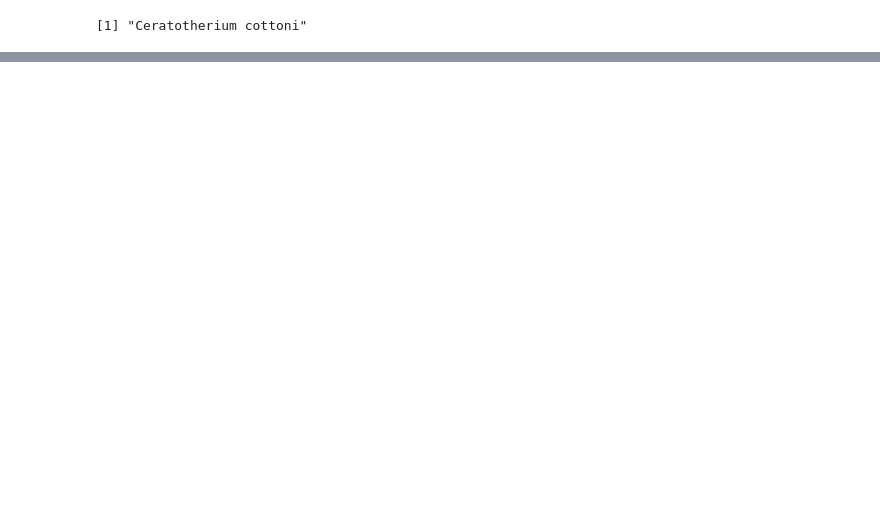
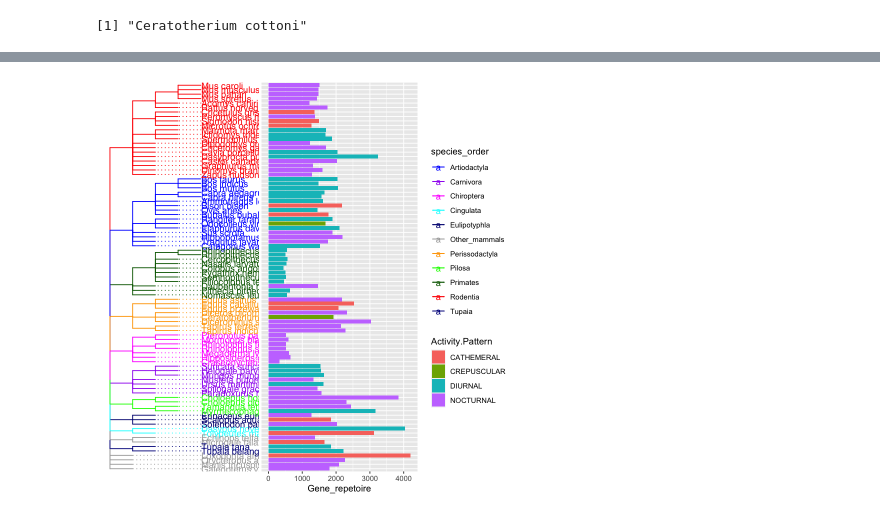
Before and after one commit to Takkoona/BIOL40540_final_assessment, a Jupyter notebook: 2_additional_analysis.ipynb, the cells around one changed output, grey strips where cells are left out. Cells and saved outputs as stored; diff of their text form; code cells hidden in the pictures; blank space fills up the shorter version.

```diff
--- a/2_additional_analysis.ipynb
+++ b/2_additional_analysis.ipynb
@@ -124,0 +171,19 @@ options(repr.plot.width = 7, repr.plot.height = 7)
+# %%
+func_gene_bar_plot <- ggplot(
+  with_missing_value,
+  aes(Species, Gene_repetoire, fill = Activity.Pattern)
+) +
+  geom_col() +
+  coord_flip() +
+  theme(
+    axis.title.y = element_blank(),
+    axis.text.y = element_blank(),
+    axis.ticks.y = element_blank(),
+  )
+
+p <- insert_left(func_gene_bar_plot, g)
+
+ggsave("plots/tree_with_gene_repertoire.png", p, width = 12, height = 10)
+p
+# %% [output]
+[figure, added]
```
Also changed, not shown: parts of 10 cells of this notebook, 2 other files.
